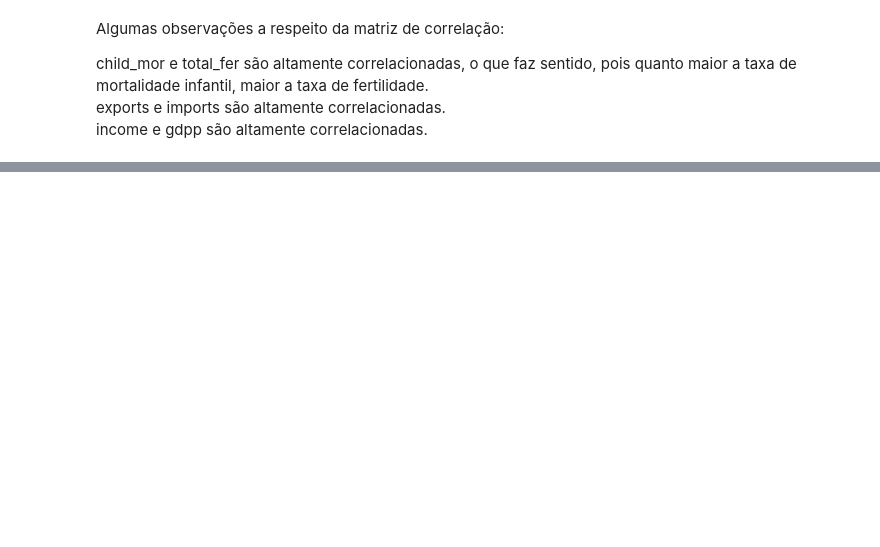
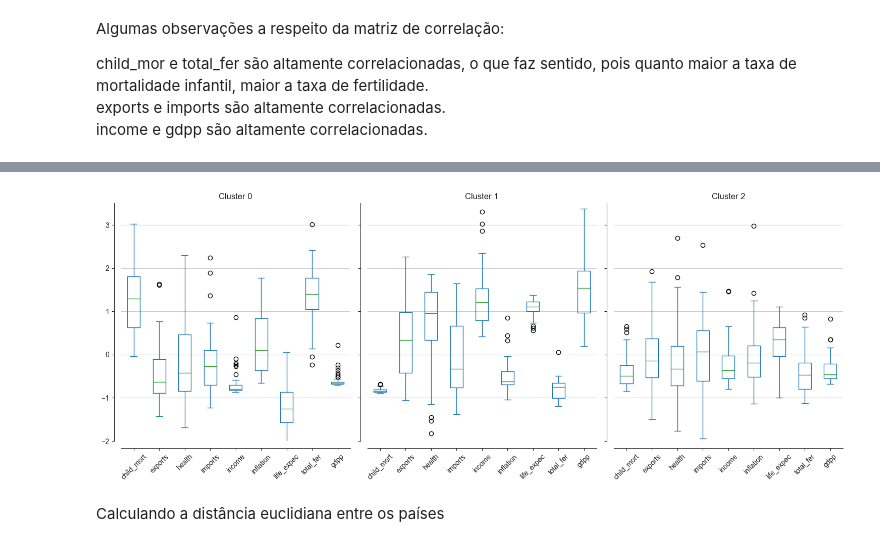
Before and after one commit to GaabrielDiasL/TrabalhoPOS_2, a Jupyter notebook: analise.ipynb, the cells around one changed output, grey strips where cells are left out. Drawn from its saved outputs; the diff is of its cells as text; code cells hidden in the pictures; blank space fills up the shorter version.

```diff
--- a/analise.ipynb
+++ b/analise.ipynb
@@ -91,0 +123,20 @@ for n_clusters in range(min_clusters, max_clusters):
+# %%
+fig, axes = plt.subplots(1, 3, figsize=(15, 6), sharey=True)
+
+sns.set_style('ticks')
+for idx in range(0, 3):
+    box_plot = country_data_scaled[results.cluster==idx].plot(kind='box', ax=axes[idx])
+    axes[idx].set_title(f'Cluster {idx}')
+    axes[idx].yaxis.grid(True)
+    axes[idx].set_ylim([-2, 3.5])
+    sns.despine(offset=10)
+
+# Rotacionar as legendas do eixo x em 45 graus em todos os subplots
+for ax in axes:
+    ax.set_xticklabels(ax.get_xticklabels(), rotation=45)
+
+fig.tight_layout()
+# %% [output]
+[figure, added]
+# %% [markdown]
+Calculando a distância euclidiana entre os países
```
Also changed, not shown: parts of 11 cells of this notebook.
